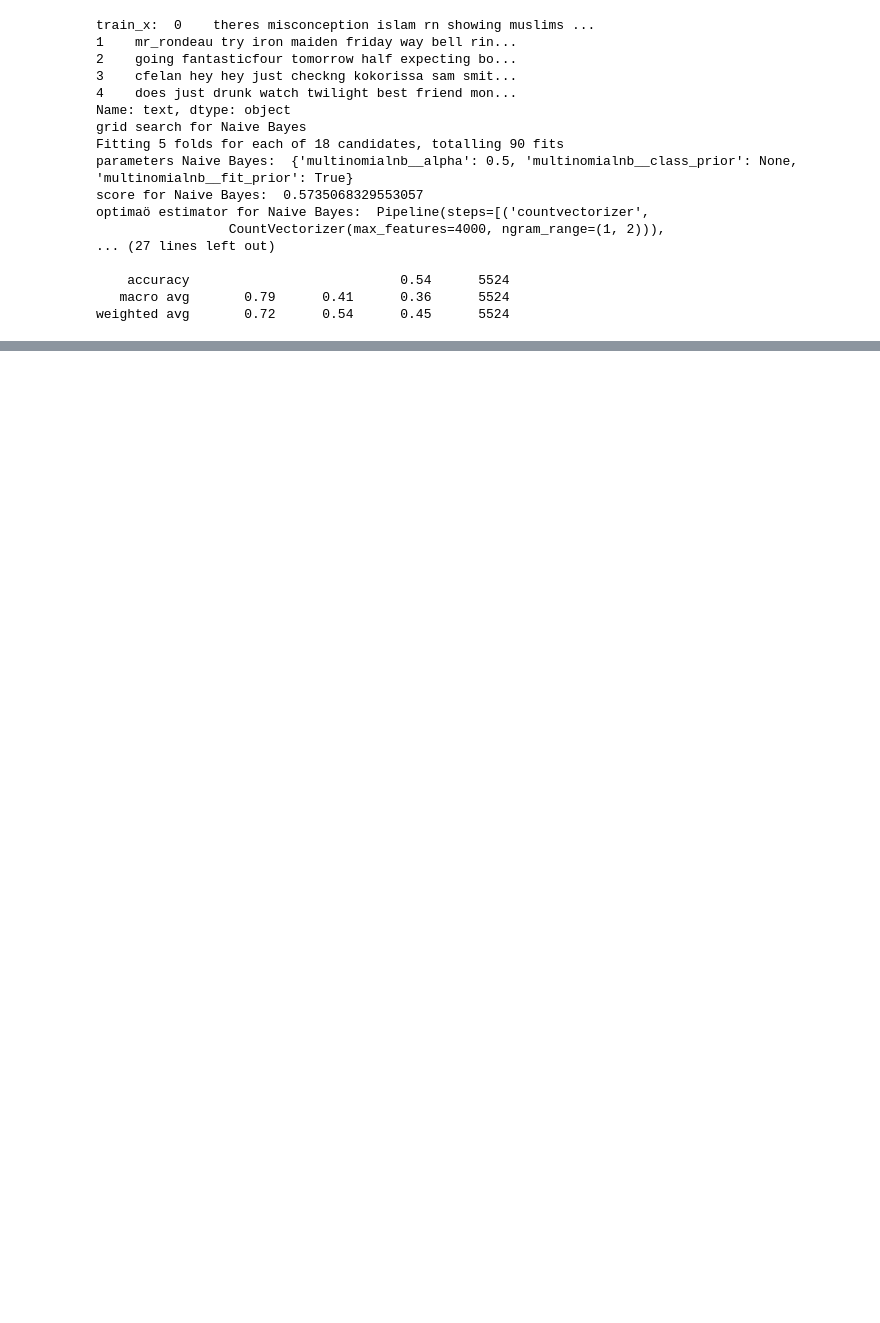
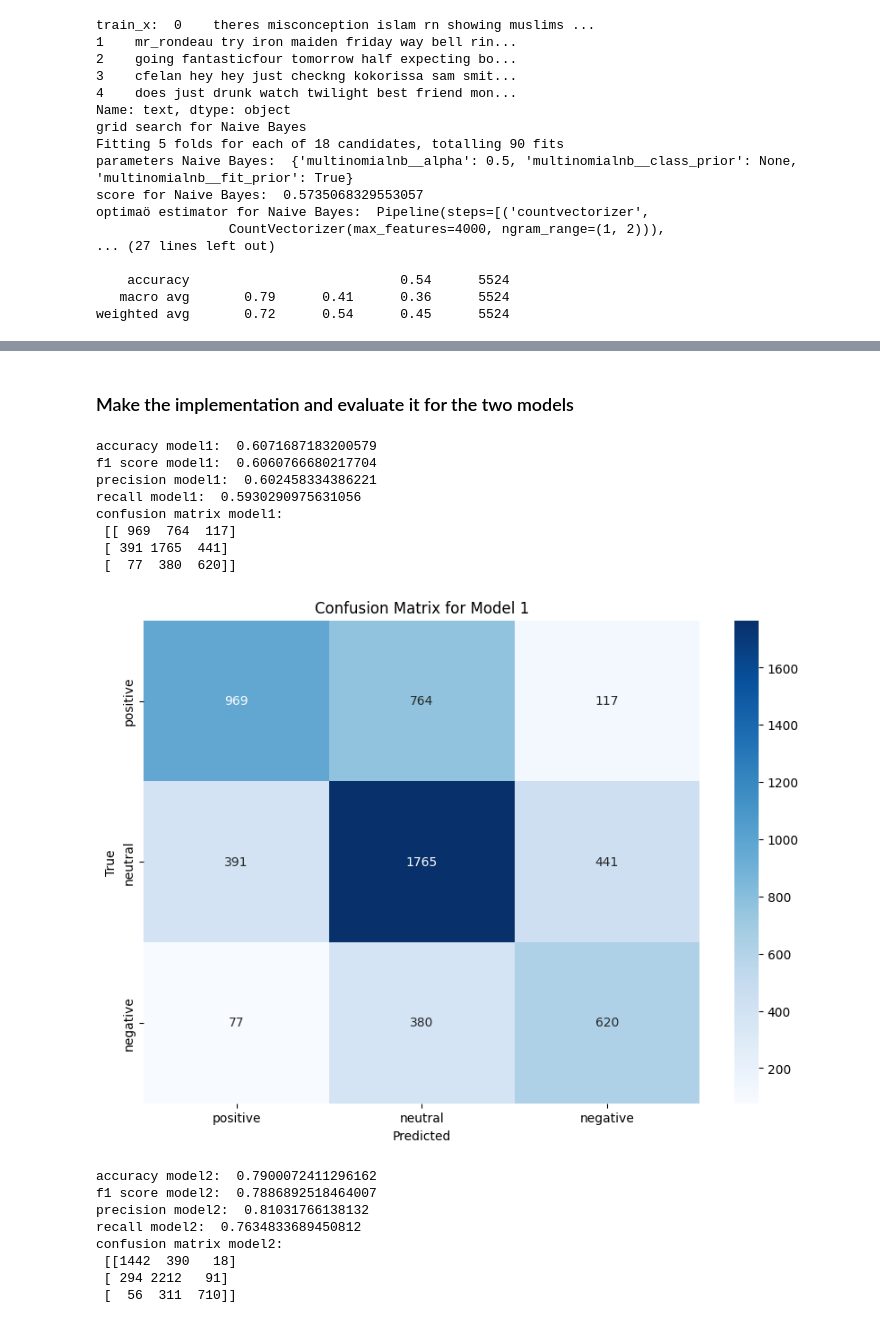
Before and after one commit to casperHansenTEOA/dat341, a Jupyter notebook: Lab3/Lab3.ipynb, the cells around one changed output, grey strips where cells are left out. Drawn from its saved outputs; the diff is of its cells as text; code cells hidden in the pictures; blank space fills up the shorter version.

```diff
--- a/Lab3/Lab3.ipynb
+++ b/Lab3/Lab3.ipynb
@@ -632,0 +658,75 @@ confusion matrix nb:
+# %% [markdown]
+### Make the implementation and evaluate it for the two models
+# %%
+from sklearn.metrics import classification_report, confusion_matrix, f1_score, precision_score, recall_score, accuracy_score
+
+test = pd.read_csv('test.csv', sep='\t')
+test_y = test['sentiment']
+test_x = test['text']
+test_x = cleanTrain(test_x)
+
+
+
+def predictSentiment(text):
+    # load the models
+
+    pred1 = model1.predict([text])
+    pred2 = model2.predict([text])
+    print("prediction crowdsourced: ", pred1[0])
+    print("prediction gold: ", pred2[0])
+    return pred1[0], pred2[0]
+
+model1 = joblib.load('model1.pkl')
+model2 = joblib.load('model2.pkl')
+# test the model on the test set and make a confusion matrix
+pred1 = model1.predict(test_x)
+pred2 = model2.predict(test_x)
+print("accuracy model1: ", accuracy_score(test_y, pred1))
+print("f1 score model1: ", f1_score(test_y, pred1, average='weighted'))
+print("precision model1: ", precision_score(test_y, pred1, average='macro'))
+print("recall model1: ", recall_score(test_y, pred1, average='macro'))
+print("confusion matrix model1: \n", confusion_matrix(test_y, pred1, labels=['positive', 'neutral', 'negative']))
+# print the confusion matrix as  a table
+import seaborn as sns
+import matplotlib.pyplot as plt
+import numpy as np
+import pandas as pd
+
+plt.figure(figsize=(10, 7))
+sns.heatmap(confusion_matrix(test_y, pred1, labels=['positive', 'neutral', 'negative']), annot=True, fmt='d', cmap='Blues', xticklabels=['positive', 'neutral', 'negative'], yticklabels=['positive', 'neutral', 'negative'])
+plt.xlabel('Predicted')
+plt.ylabel('True')
+plt.title('Confusion Matrix for Model 1')
+plt.show()
+
+
+print("accuracy model2: ", accuracy_score(test_y, pred2))
+print("f1 score model2: ", f1_score(test_y, pred2, average='weighted'))
+print("precision model2: ", precision_score(test_y, pred2, average='macro'))
+print("recall model2: ", recall_score(test_y, pred2, average='macro'))
+print("confusion matrix model2: \n", confusion_matrix(test_y, pred2, labels=['positive', 'neutral', 'negative']))
+# print the confusion matrix as  a table
+plt.figure(figsize=(10, 7))
+sns.heatmap(confusion_matrix(test_y, pred2, labels=['positive', 'neutral', 'negative']), annot=True, fmt='d', cmap='Blues', xticklabels=['positive', 'neutral', 'negative'], yticklabels=['positive', 'neutral', 'negative'])
+plt.xlabel('Predicted')
+plt.ylabel('True')
+plt.title('Confusion Matrix for Model 2')
+plt.show()
+# %% [output]
+accuracy model1:  0.6071687183200579
+f1 score model1:  0.6060766680217704
+precision model1:  0.602458334386221
+recall model1:  0.5930290975631056
+confusion matrix model1:
+ [[ 969  764  117]
+ [ 391 1765  441]
+ [  77  380  620]]
+[figure, added]
+accuracy model2:  0.7900072411296162
+f1 score model2:  0.7886892518464007
+precision model2:  0.81031766138132
+recall model2:  0.7634833689450812
+confusion matrix model2:
+ [[1442  390   18]
+ [ 294 2212   91]
+ [  56  311  710]]
```
Also changed, not shown: parts of 11 cells of this notebook, 2 other files.
